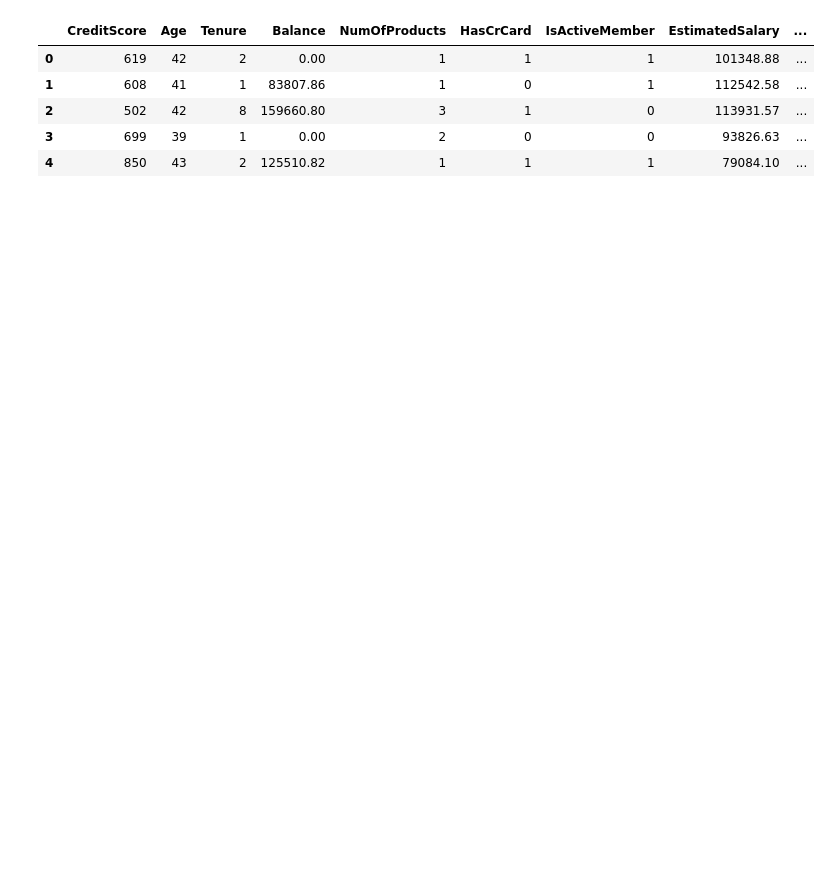
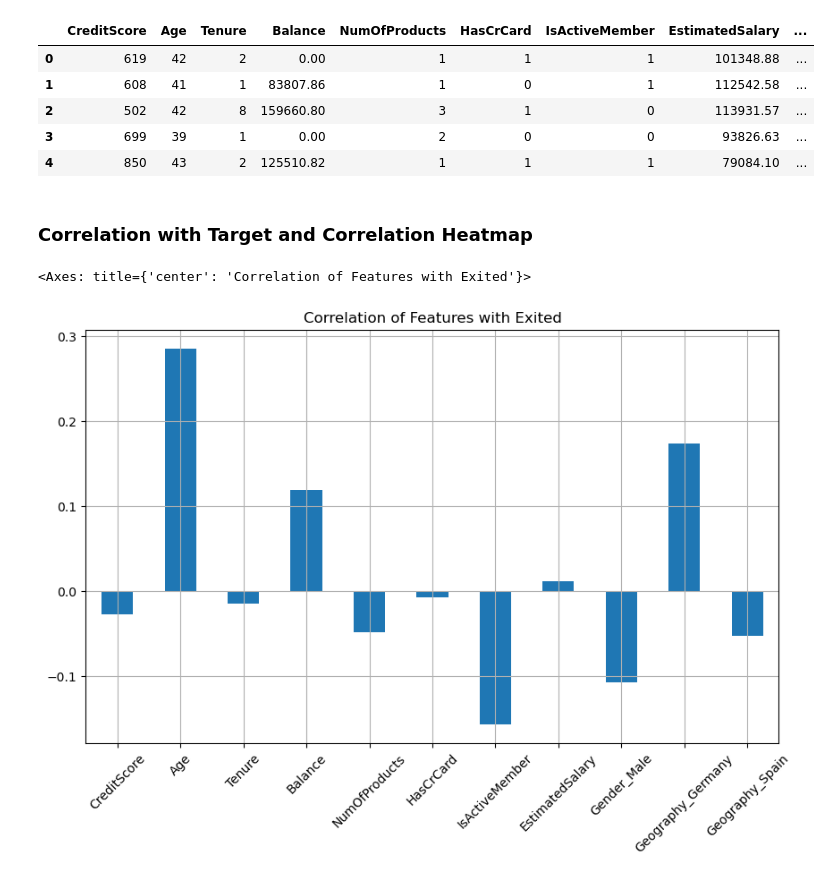
Before and after one commit to Aminbyt/customer-churn-rate-prediction, a Jupyter notebook: notebook/bank_customer_churn.ipynb, the cells around one changed output. Drawn from its saved outputs; the diff is of its cells as text; code cells hidden in the pictures; blank space fills up the shorter version.

Commit message:
add feature-target correlations and correlation heatmap for dataset

```diff
--- a/notebook/bank_customer_churn.ipynb
+++ b/notebook/bank_customer_churn.ipynb
@@ -164,3 +164,16 @@ data.head()
 | 2 | 502 | 42 | 8 | 159660.80 | 3 | 1 | 0 | 113931.57 | ... |
 | 3 | 699 | 39 | 1 | 0.00 | 2 | 0 | 0 | 93826.63 | ... |
 | 4 | 850 | 43 | 2 | 125510.82 | 1 | 1 | 1 | 79084.10 | ... |
+# %% [markdown]
+### Correlation with Target and Correlation Heatmap
+# %%
+x = data.drop(columns=["Exited"])
+x.corrwith(data["Exited"]).plot.bar(
+    figsize = (10,6),
+    title = "Correlation of Features with Exited",
+    rot=45,
+    grid = True
+    )
+# %% [output]
+<Axes: title={'center': 'Correlation of Features with Exited'}>
+[figure, added]
```
Also changed, not shown: parts of 1 cell of this notebook.
